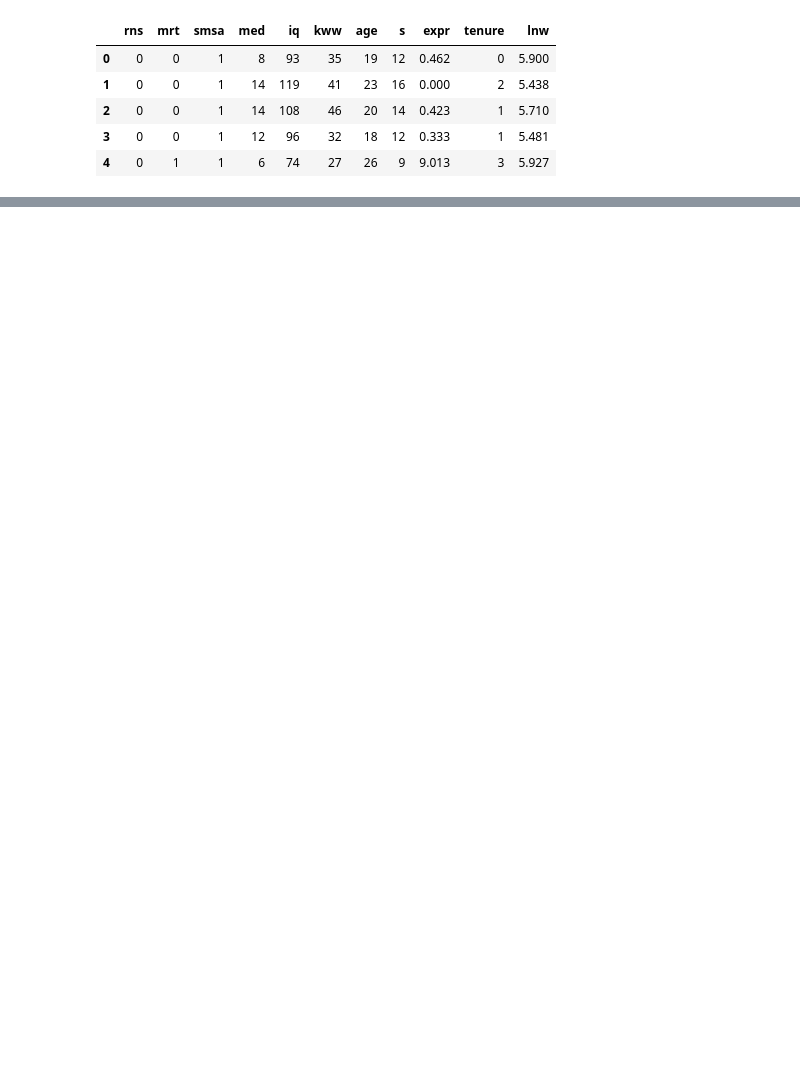
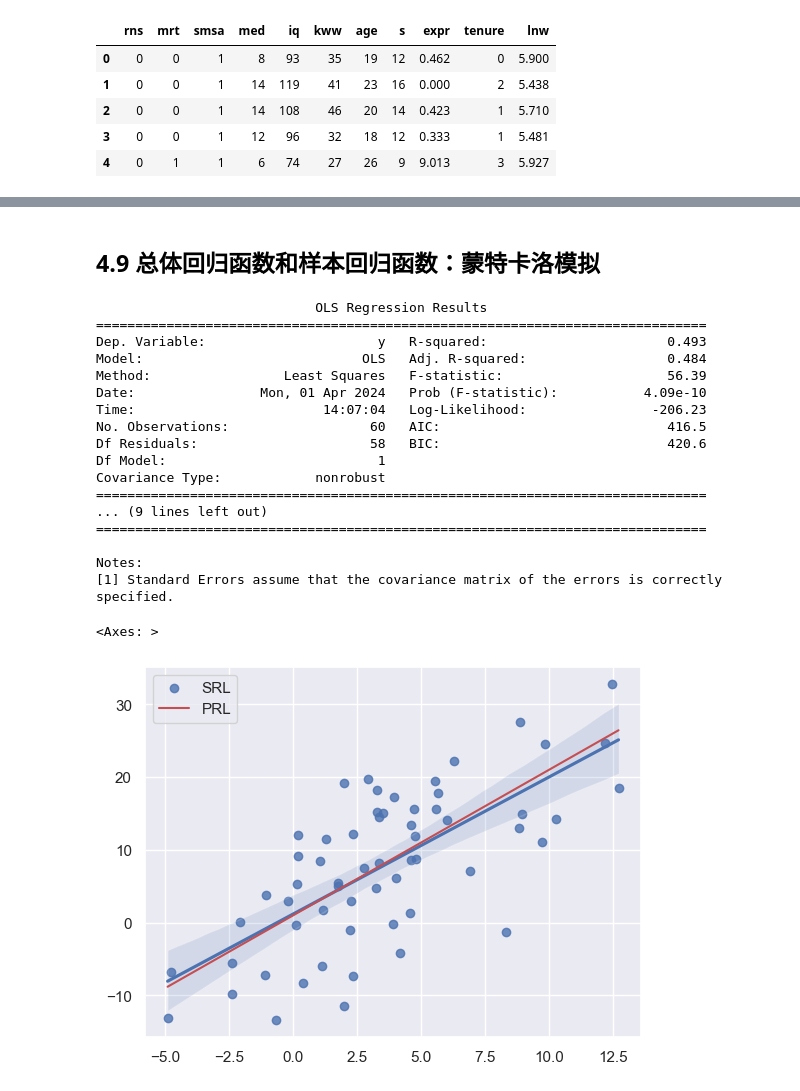
Before and after one commit to watalo/eco-stats, a Jupyter notebook: Econometrics_cq/1_Code/Chapter_04.ipynb, the cells around one changed output, grey strips where cells are left out. Drawn from its saved outputs; the diff is of its cells as text; code cells hidden in the pictures; blank space fills up the shorter version.

```diff
--- a/Econometrics_cq/1_Code/Chapter_04.ipynb
+++ b/Econometrics_cq/1_Code/Chapter_04.ipynb
@@ -95,0 +121,44 @@ sm.webdoc()
+# %% [markdown]
+## 4.9 总体回归函数和样本回归函数：蒙特卡洛模拟
+# %%
+# import pandas as pd
+import numpy as np
+import statsmodels.api as sm
+import seaborn as sns
+
+# 设置随机种子以获得可重现的结果（可选）
+np.random.seed(62223)
+# 生成60个x和e的样本
+x = np.random.normal(3, 4, 60)
+e = np.random.normal(0, 9, 60)
+y =1 + 2*x + e
+
+# 设置常数项
+X_const = sm.add_constant(x)
+model = sm.OLS(y, X_const)
+results = model.fit()
+print(results.summary())
+
+sns.set_theme(color_codes=True)
+sns.regplot(x = x, y = y, color = 'b', label='SRL')
+sns.lineplot(x = x, y = 1 + 2*x, color = 'r',label='PRL')
+# %% [output]
+                            OLS Regression Results
+==============================================================================
+Dep. Variable:                      y   R-squared:                       0.493
+Model:                            OLS   Adj. R-squared:                  0.484
+Method:                 Least Squares   F-statistic:                     56.39
+Date:                Mon, 01 Apr 2024   Prob (F-statistic):           4.09e-10
+Time:                        14:07:04   Log-Likelihood:                -206.23
+No. Observations:                  60   AIC:                             416.5
+Df Residuals:                      58   BIC:                             420.6
+Df Model:                           1
+Covariance Type:            nonrobust
+==============================================================================
+... (9 lines left out)
+==============================================================================
+
+Notes:
+[1] Standard Errors assume that the covariance matrix of the errors is correctly specified.
+<Axes: >
+[figure, added]
```
Also changed, not shown: parts of 18 cells of this notebook, 8 other files.
